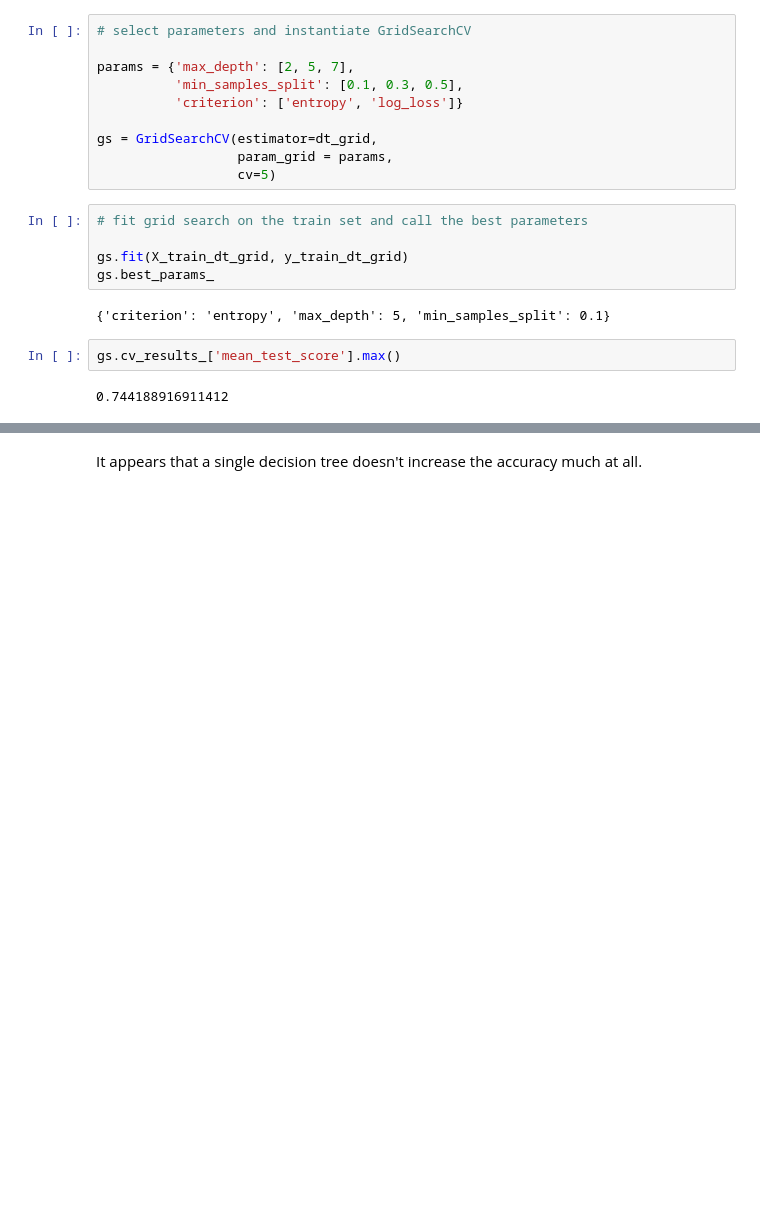
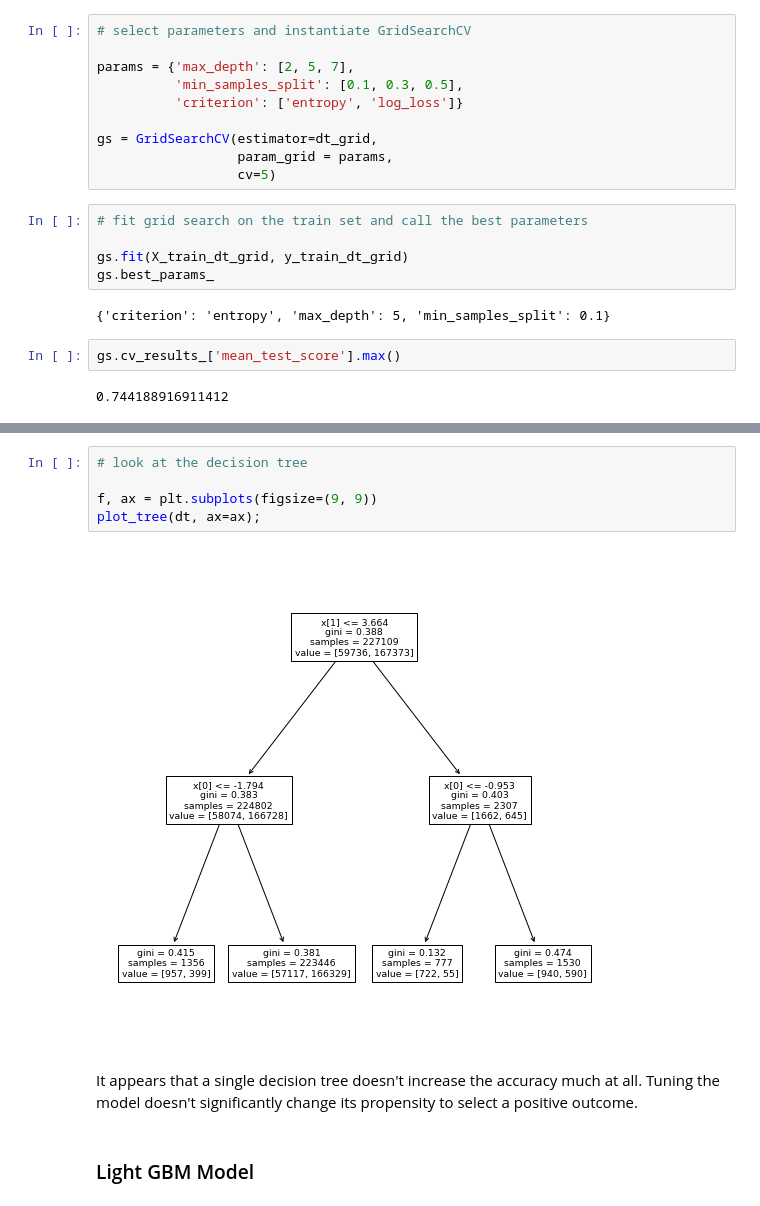
Before and after one commit to dangrosen/pitch-type-analysis, a Jupyter notebook: working_notebook.ipynb, the cells around one changed output, grey strips where cells are left out. Saved outputs shown, nothing was run; the diff lists cells and outputs as text; blank space fills up the shorter version.

```diff
--- a/working_notebook.ipynb
+++ b/working_notebook.ipynb
@@ -733,2 +800,11 @@ gs.cv_results_['mean_test_score'].max()
+# %%
+# look at the decision tree
+
+f, ax = plt.subplots(figsize=(9, 9))
+plot_tree(dt, ax=ax);
+# %% [output]
+[figure, added]
 # %% [markdown]
-It appears that a single decision tree doesn't increase the accuracy much at all.
+It appears that a single decision tree doesn't increase the accuracy much at all.  Tuning the model doesn't significantly change its propensity to select a positive outcome.
+# %% [markdown]
+### Light GBM Model
```
Also changed, not shown: parts of 72 cells of this notebook.
